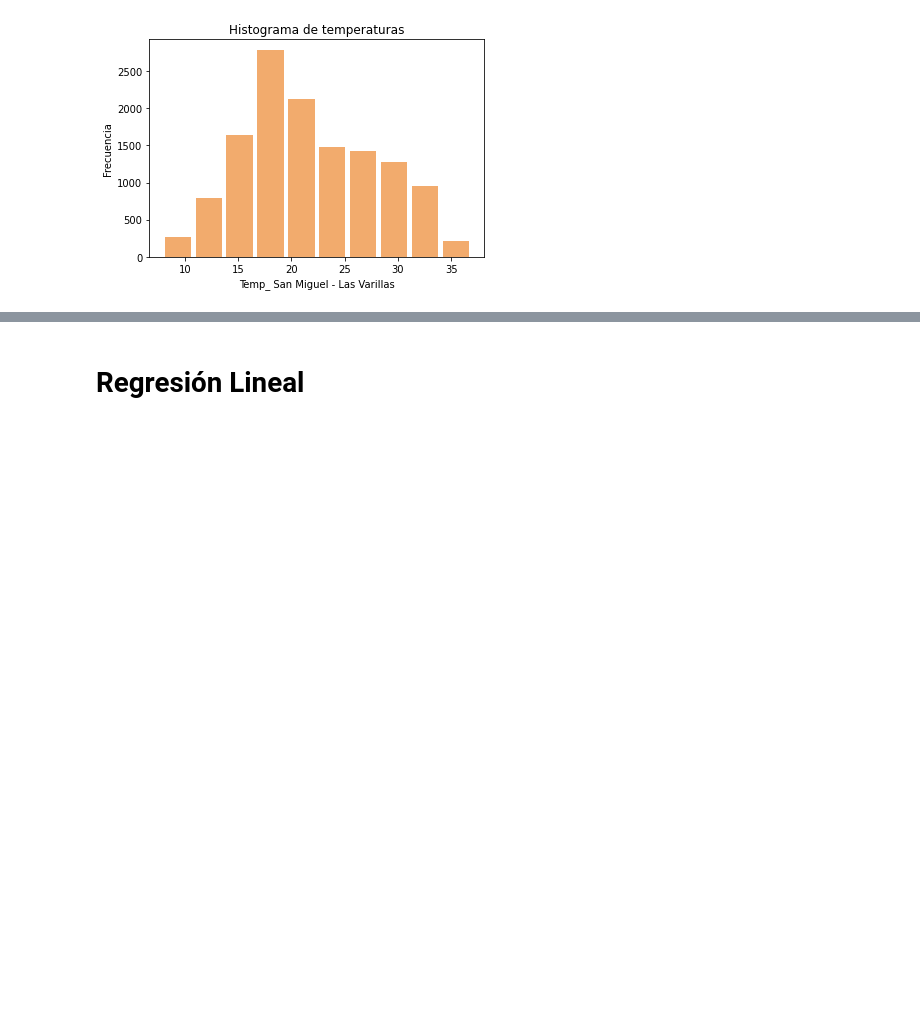
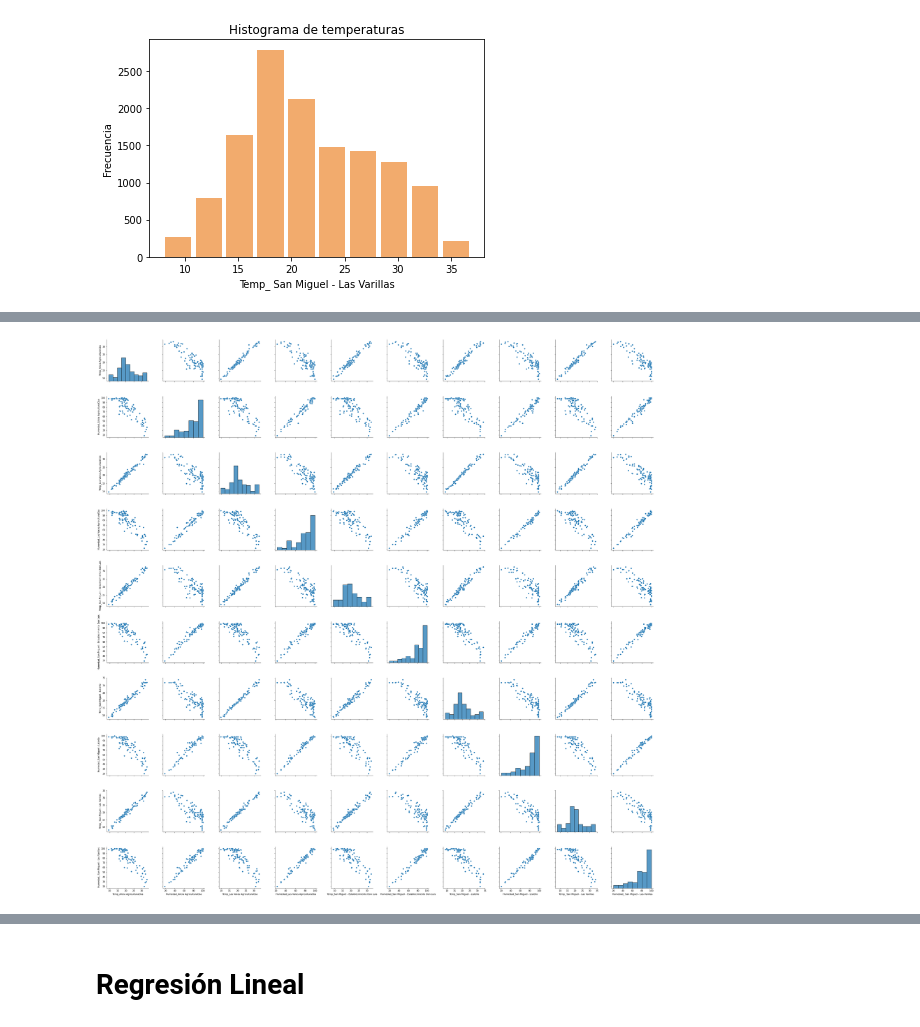
Before and after one commit to Jorge-89/Data-Science-CoderHouse, a Jupyter notebook: AED y Regresión Lineal.ipynb, the cells around one changed output, grey strips where cells are left out. Saved outputs shown, nothing was run; the diff lists cells and outputs as text; code cells hidden in the pictures; blank space fills up the shorter version.

```diff
--- a/AED y Regresión Lineal.ipynb
+++ b/AED y Regresión Lineal.ipynb
@@ -124,0 +180,5 @@ ax = sns.boxplot(data=df[[variables[3], variables[6], variables[9],variables[12]
+# %%
+subset=df[[variables[3],variables[4], variables[6],variables[7], variables[9],variables[10],variables[12],variables[13], variables[15], variables[16]]].sample(n=100)
+g = sns.pairplot(subset, height=3.5)
+# %% [output]
+[figure, added]
```
Also changed, not shown: parts of 11 cells of this notebook.
